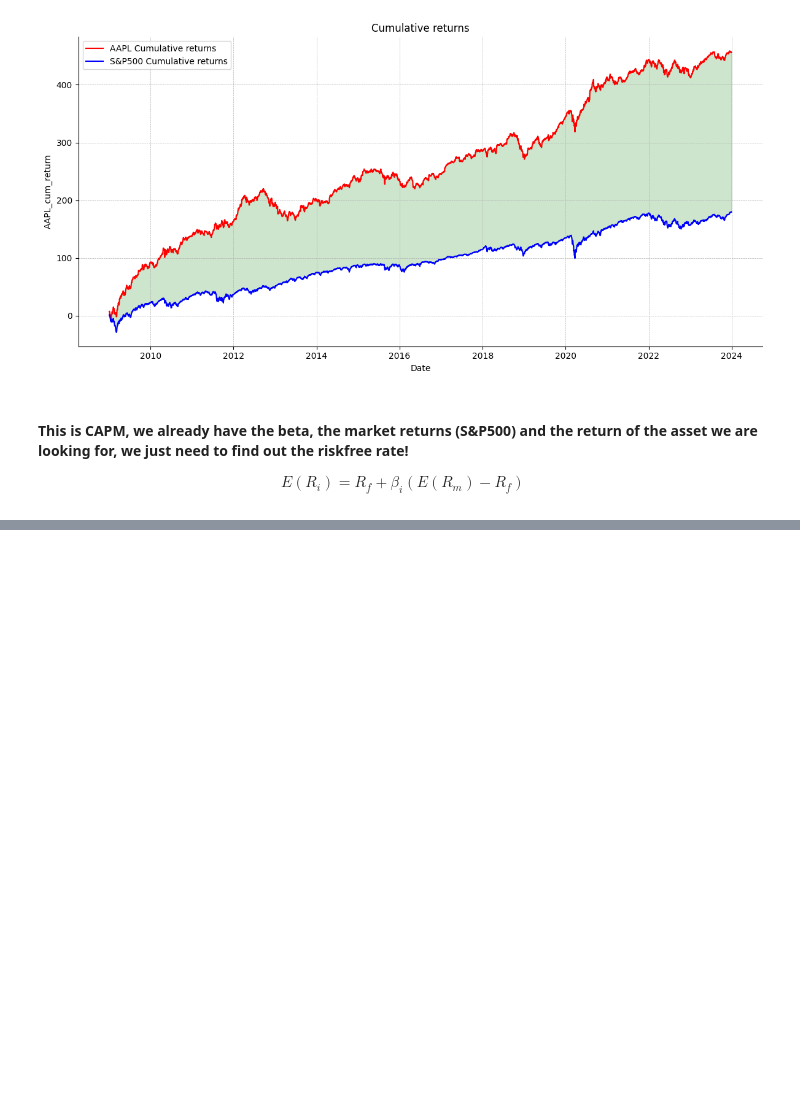
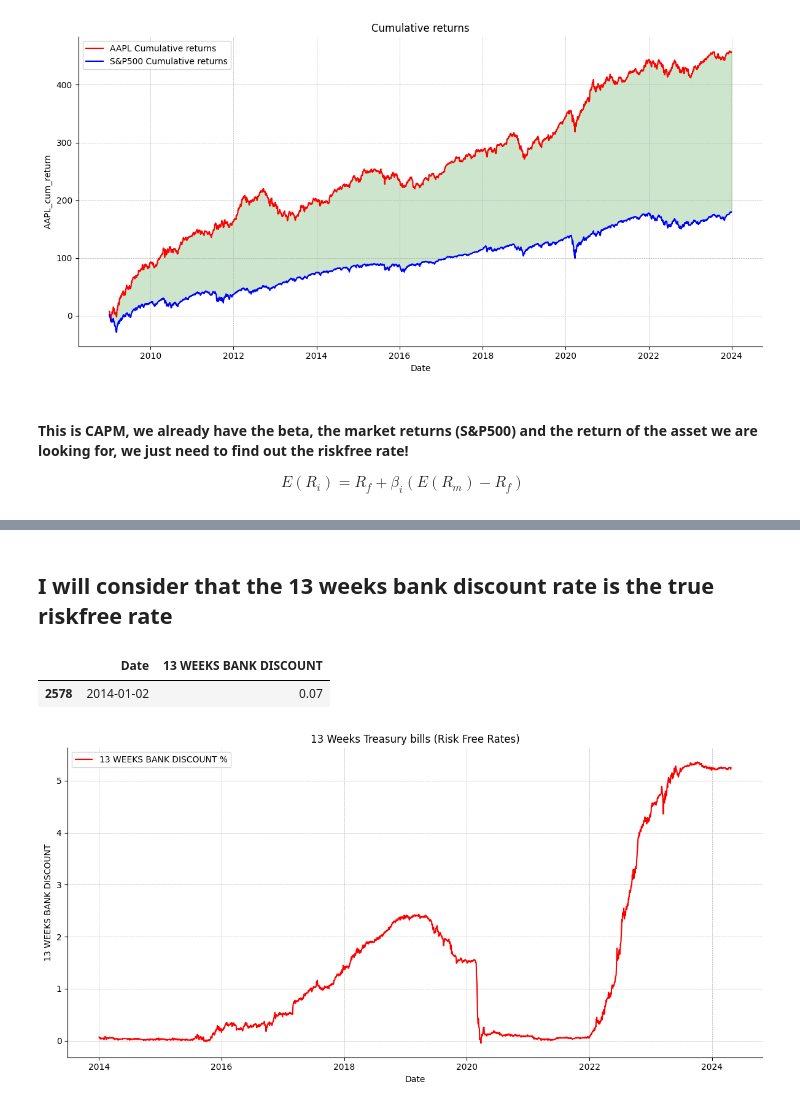
Before and after one commit to maseehfaizan/Project-Code, a Jupyter notebook: Master.ipynb, the cells around one changed output, grey strips where cells are left out. Saved outputs shown, nothing was run; the diff lists cells and outputs as text; code cells hidden in the pictures; blank space fills up the shorter version.

Commit message:
Just a plot with riskfree rate

```diff
--- a/Master.ipynb
+++ b/Master.ipynb
@@ -387,4 +366,0 @@ rate.tail(20)
-# %%
-for i in range(6):
-    i +=1
-    print(i)
@@ -401,0 +367,21 @@ rate = pd.read_csv('./daily-treasury-rates-2.csv')
+# %%
+# The data is in percentage points. I will concate row wise
+# Emptry dataframe
+rate = pd.DataFrame()
+#empty rates
+rates = []
+# loop through all the csv files
+for i in range(11):
+    #names are from 1 to 7
+    i +=1
+
+    name = str(i)
+    name = pd.read_csv(f'./daily-treasury-rates-{i}.csv')
+    # fill the list with dataframes
+    rates.append(name)
+#concate everything row wise
+rate = pd.concat(rates,ignore_index=True)
+rate['Date'] = pd.to_datetime(rate['Date'])
+rate = rate.sort_values(by='Date')
+
+rate.head(2)
@@ -401,0 +392,29 @@ rate = pd.read_csv('./daily-treasury-rates-2.csv')
+# %% [markdown]
+## I will consider that the 13 weeks bank discount rate is the true riskfree rate
+# %%
+rate = rate[['Date','13 WEEKS BANK DISCOUNT']]
+rate = rate.drop_duplicates(subset='Date')
+# %%
+rate.head(1)
+# %% [output]
+|  | Date | 13 WEEKS BANK DISCOUNT |
+| 2578 | 2014-01-02 | 0.07 |
+# %%
+fig, axs = plt.subplots(figsize=(12, 6))
+
+
+
+sns.lineplot(data=rate, x='Date', y='13 WEEKS BANK DISCOUNT',label='13 WEEKS BANK DISCOUNT %', ax=axs,color='red')
+
+
+axs.spines['top'].set_visible(False)
+axs.spines['right'].set_visible(False)
+
+# Adjust layout
+plt.title('13 Weeks Treasury bills (Risk Free Rates)')
+plt.tight_layout()
+plt.grid(True, which='both', linestyle='--', linewidth=0.5)
+
+plt.show()
+# %% [output]
+[figure, added]
```
Also changed, not shown: parts of 4 cells of this notebook.
